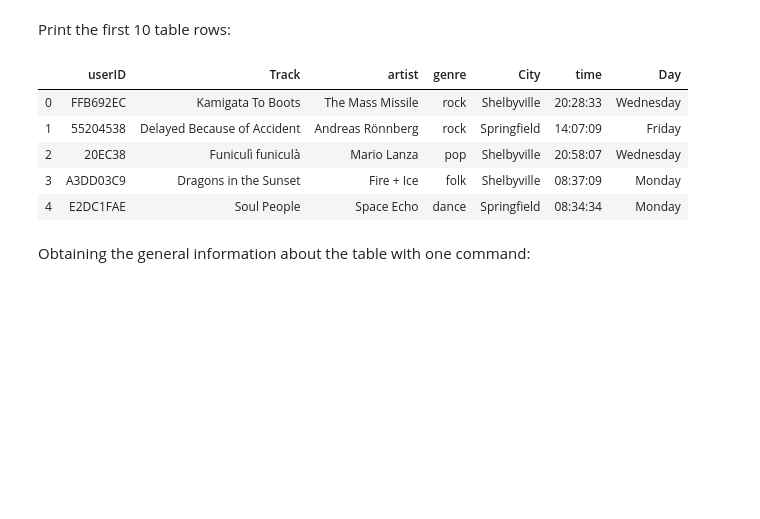
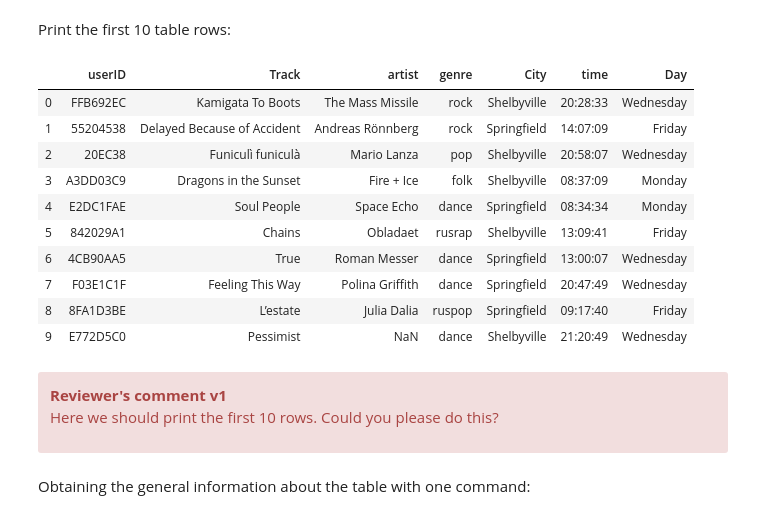
Before and after one commit to andrewyhchan994/MyPortfolio, a Jupyter notebook: Yandex Practicum/FirstProjectAssignment.ipynb, the cells around one changed output. Drawn from its saved outputs; the diff is of its cells as text; code cells hidden in the pictures; blank space fills up the shorter version.

```diff
--- a/Yandex Practicum/FirstProjectAssignment.ipynb
+++ b/Yandex Practicum/FirstProjectAssignment.ipynb
@@ -64,14 +108,24 @@ df.describe()
 Print the first 10 table rows:
 # %%
 # obtaining the first 10 rows from the df table
-df.head()
+df.head(10)
 # %% [output]
 |  | userID | Track | artist | genre | City | time | Day |
 | 0 | FFB692EC | Kamigata To Boots | The Mass Missile | rock | Shelbyville | 20:28:33 | Wednesday |
 | 1 | 55204538 | Delayed Because of Accident | Andreas Rönnberg | rock | Springfield | 14:07:09 | Friday |
 | 2 | 20EC38 | Funiculì funiculà | Mario Lanza | pop | Shelbyville | 20:58:07 | Wednesday |
 | 3 | A3DD03C9 | Dragons in the Sunset | Fire + Ice | folk | Shelbyville | 08:37:09 | Monday |
 | 4 | E2DC1FAE | Soul People | Space Echo | dance | Springfield | 08:34:34 | Monday |
+| 5 | 842029A1 | Chains | Obladaet | rusrap | Shelbyville | 13:09:41 | Friday |
+| 6 | 4CB90AA5 | True | Roman Messer | dance | Springfield | 13:00:07 | Wednesday |
+| 7 | F03E1C1F | Feeling This Way | Polina Griffith | dance | Springfield | 20:47:49 | Wednesday |
+| 8 | 8FA1D3BE | L’estate | Julia Dalia | ruspop | Springfield | 09:17:40 | Friday |
+| 9 | E772D5C0 | Pessimist | NaN | dance | Shelbyville | 21:20:49 | Wednesday |
+# %% [markdown]
+<div class="alert alert-block alert-danger">
+<b>Reviewer's comment v1</b>
+
+Here we should print the first 10 rows. Could you please do this?
 # %% [markdown]
 Obtaining the general information about the table with one command:
 # %%
```
Also changed, not shown: parts of 20 cells of this notebook.
